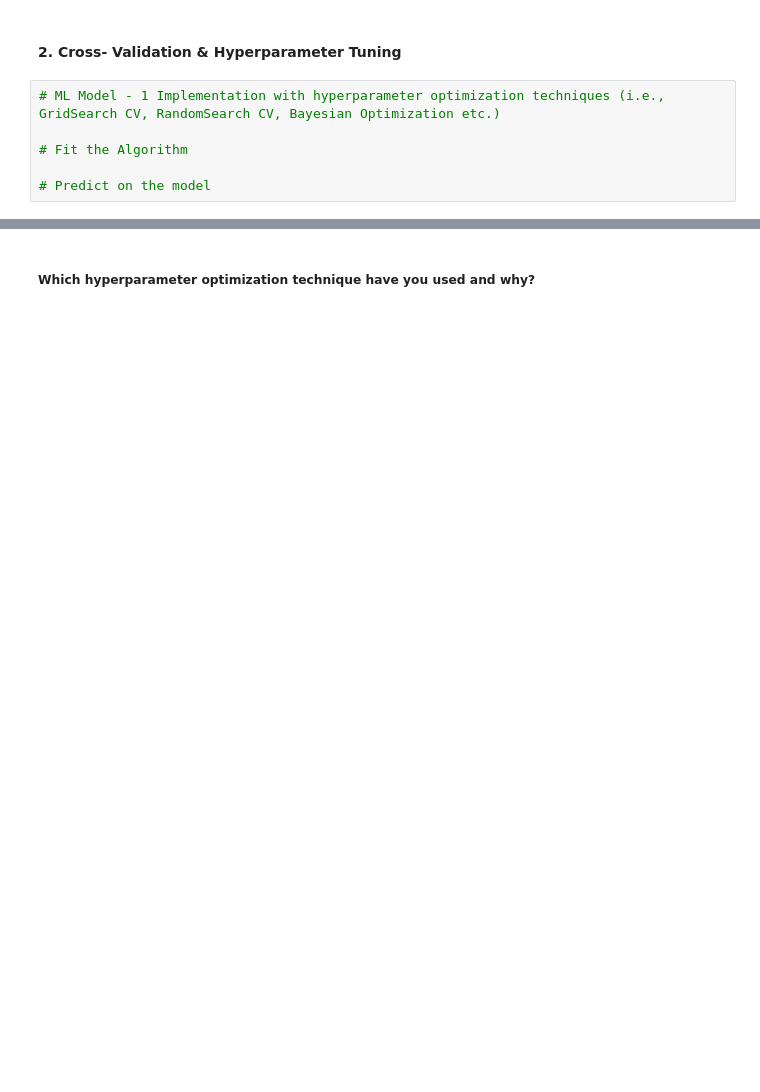
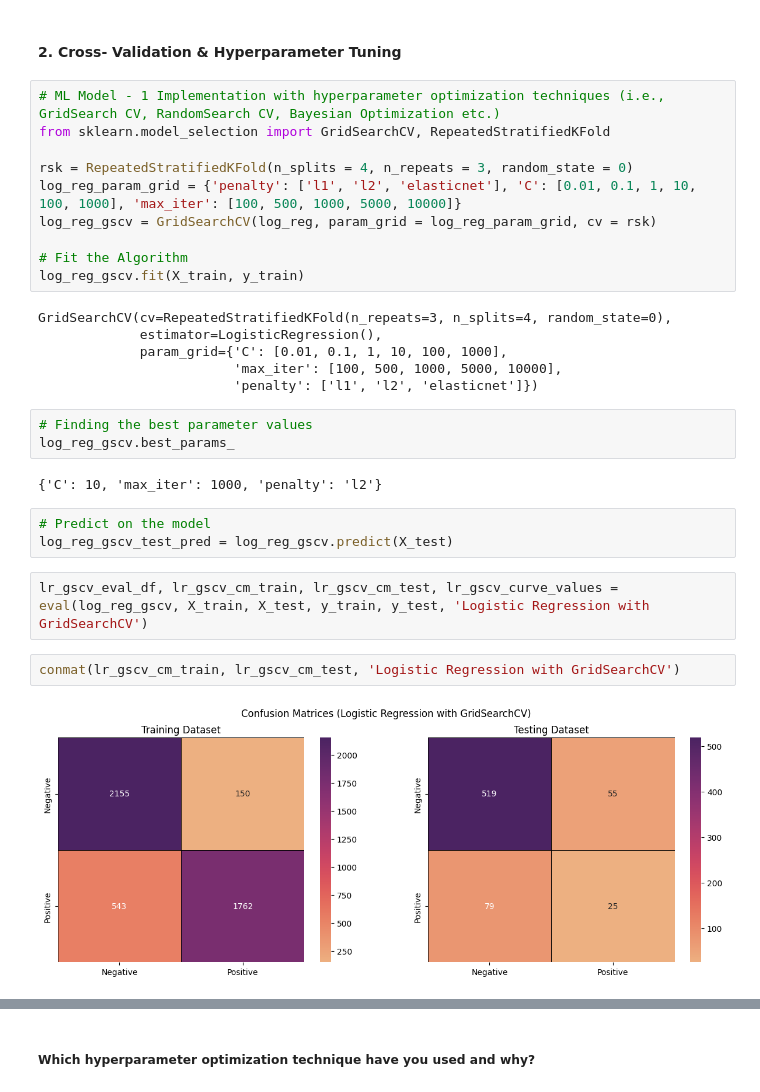
Before and after one commit to dipankarsahu1000/Cardiovascular-Risk-Prediction, a Jupyter notebook: Cardiovascular_Risk_Prediction.ipynb, the cells around one changed output, grey strips where cells are left out. Saved outputs shown, nothing was run; the diff lists cells and outputs as text; blank space fills up the shorter version.

```diff
--- a/Cardiovascular_Risk_Prediction.ipynb
+++ b/Cardiovascular_Risk_Prediction.ipynb
@@ -934,7 +1039,31 @@ dtype: int64
 #### 2. Cross- Validation & Hyperparameter Tuning
 # %%
 # ML Model - 1 Implementation with hyperparameter optimization techniques (i.e., GridSearch CV, RandomSearch CV, Bayesian Optimization etc.)
+from sklearn.model_selection import GridSearchCV, RepeatedStratifiedKFold
+
+rsk = RepeatedStratifiedKFold(n_splits = 4, n_repeats = 3, random_state = 0)
+log_reg_param_grid = {'penalty': ['l1', 'l2', 'elasticnet'], 'C': [0.01, 0.1, 1, 10, 100, 1000], 'max_iter': [100, 500, 1000, 5000, 10000]}
+log_reg_gscv = GridSearchCV(log_reg, param_grid = log_reg_param_grid, cv = rsk)
 
 # Fit the Algorithm
-
-# Predict on the model
+log_reg_gscv.fit(X_train, y_train)
+# %% [output]
+GridSearchCV(cv=RepeatedStratifiedKFold(n_repeats=3, n_splits=4, random_state=0),
+             estimator=LogisticRegression(),
+             param_grid={'C': [0.01, 0.1, 1, 10, 100, 1000],
+                         'max_iter': [100, 500, 1000, 5000, 10000],
+                         'penalty': ['l1', 'l2', 'elasticnet']})
+# %%
+# Finding the best parameter values
+log_reg_gscv.best_params_
+# %% [output]
+{'C': 10, 'max_iter': 1000, 'penalty': 'l2'}
+# %%
+# Predict on the model
+log_reg_gscv_test_pred = log_reg_gscv.predict(X_test)
+# %%
+lr_gscv_eval_df, lr_gscv_cm_train, lr_gscv_cm_test, lr_gscv_curve_values = eval(log_reg_gscv, X_train, X_test, y_train, y_test, 'Logistic Regression with GridSearchCV')
+# %%
+conmat(lr_gscv_cm_train, lr_gscv_cm_test, 'Logistic Regression with GridSearchCV')
+# %% [output]
+[figure, added]
```
Also changed, not shown: parts of 18 cells of this notebook.
